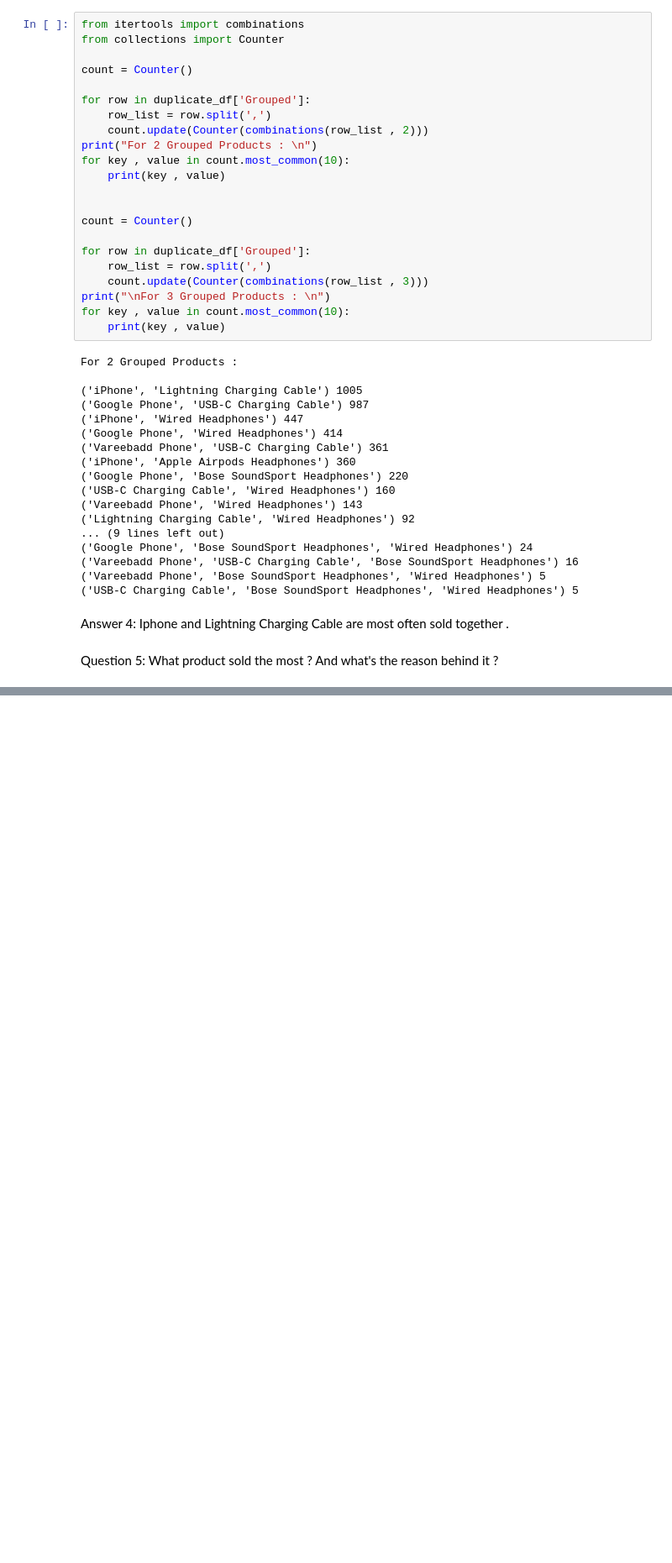
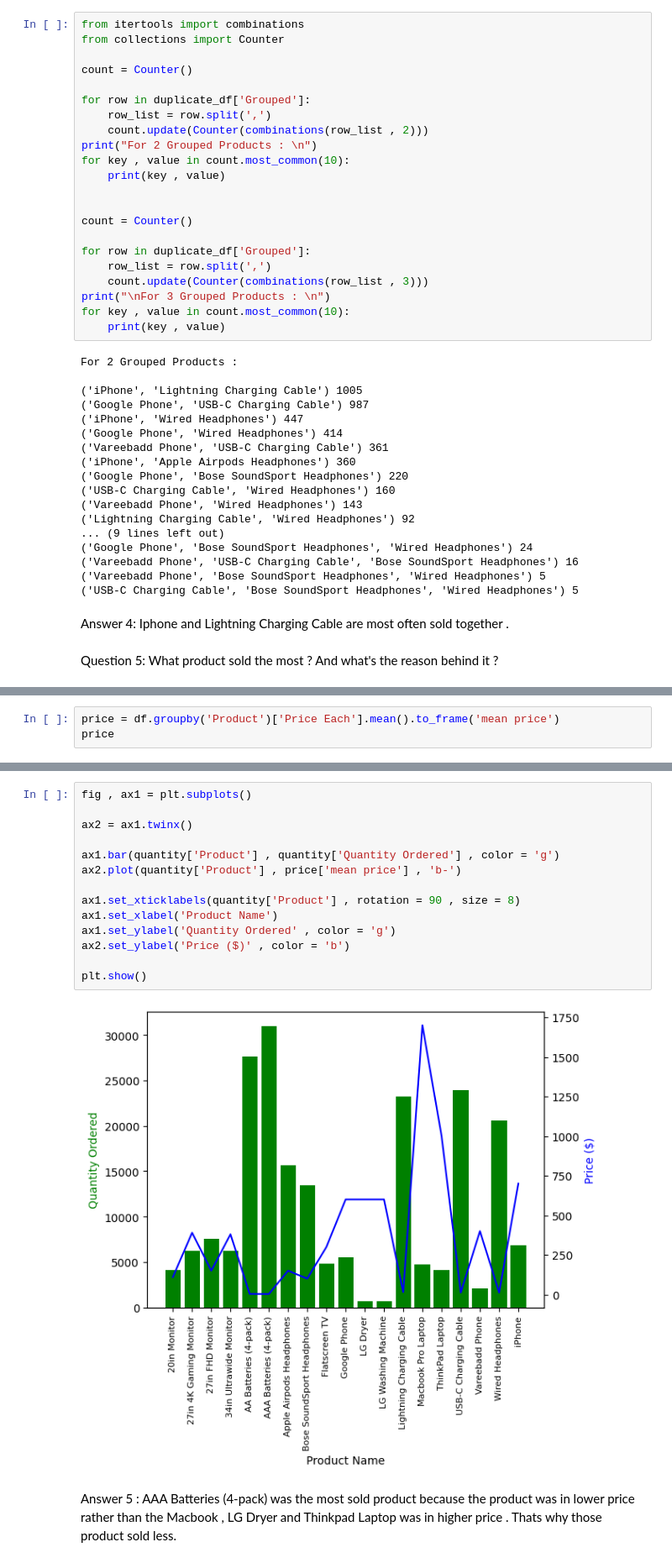
Before and after one commit to Mirazbd123/Project, a Jupyter notebook: sales_analysis.ipynb, the cells around one changed output, grey strips where cells are left out. Shown at 84% size. Saved outputs shown, nothing was run; the diff lists cells and outputs as text; blank space fills up the shorter version.

```diff
--- a/sales_analysis.ipynb
+++ b/sales_analysis.ipynb
@@ -348,0 +349,3 @@ plt.show()
+# %%
+price = df.groupby('Product')['Price Each'].mean().to_frame('mean price')
+price
@@ -348,0 +371,18 @@ plt.show()
+# %%
+fig , ax1 = plt.subplots()
+
+ax2 = ax1.twinx()
+
+ax1.bar(quantity['Product'] , quantity['Quantity Ordered'] , color = 'g')
+ax2.plot(quantity['Product'] , price['mean price'] , 'b-')
+
+ax1.set_xticklabels(quantity['Product'] , rotation = 90 , size = 8)
+ax1.set_xlabel('Product Name')
+ax1.set_ylabel('Quantity Ordered' , color = 'g')
+ax2.set_ylabel('Price ($)' , color = 'b')
+
+plt.show()
+# %% [output]
+[figure, added]
+# %% [markdown]
+Answer 5 : AAA Batteries (4-pack) was the most sold product because the product was in lower price rather than the Macbook , LG Dryer and Thinkpad Laptop was in higher price . Thats why those product sold less.
```
Also changed, not shown: parts of 3 cells of this notebook.
